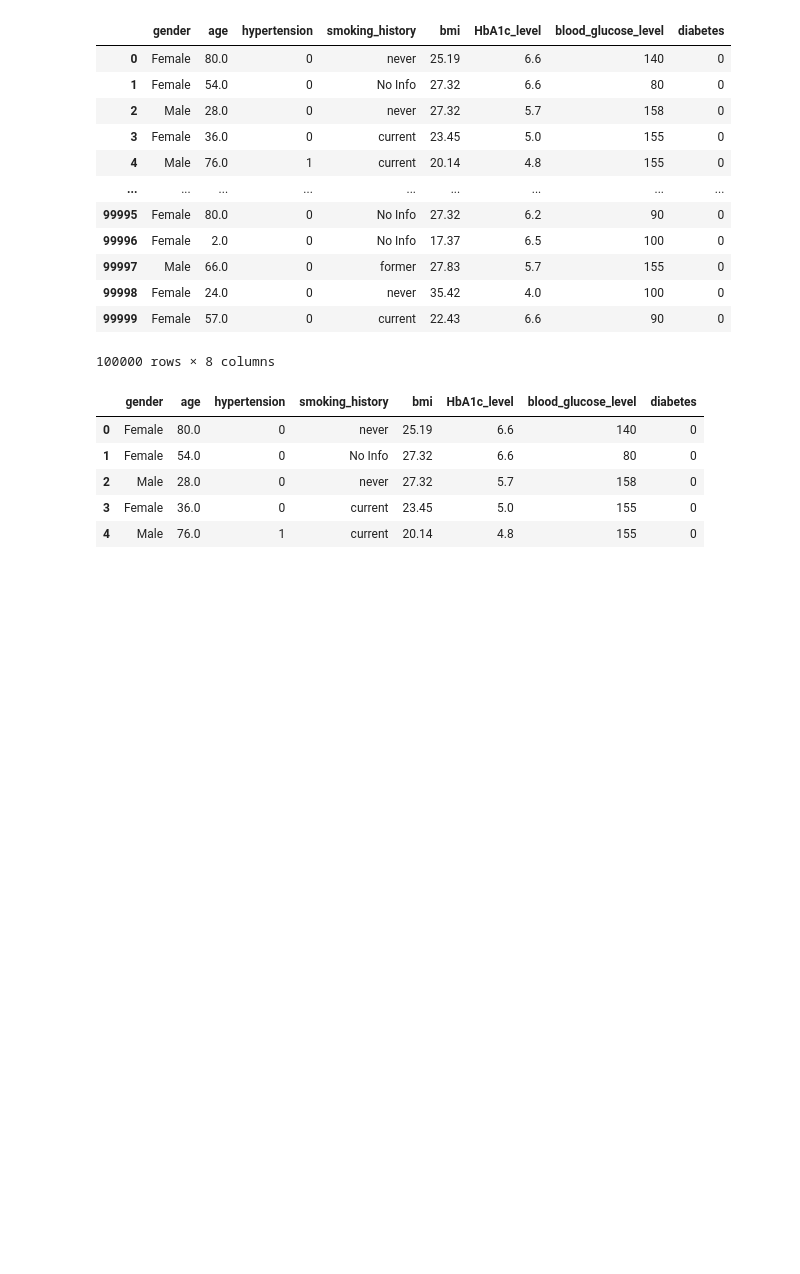
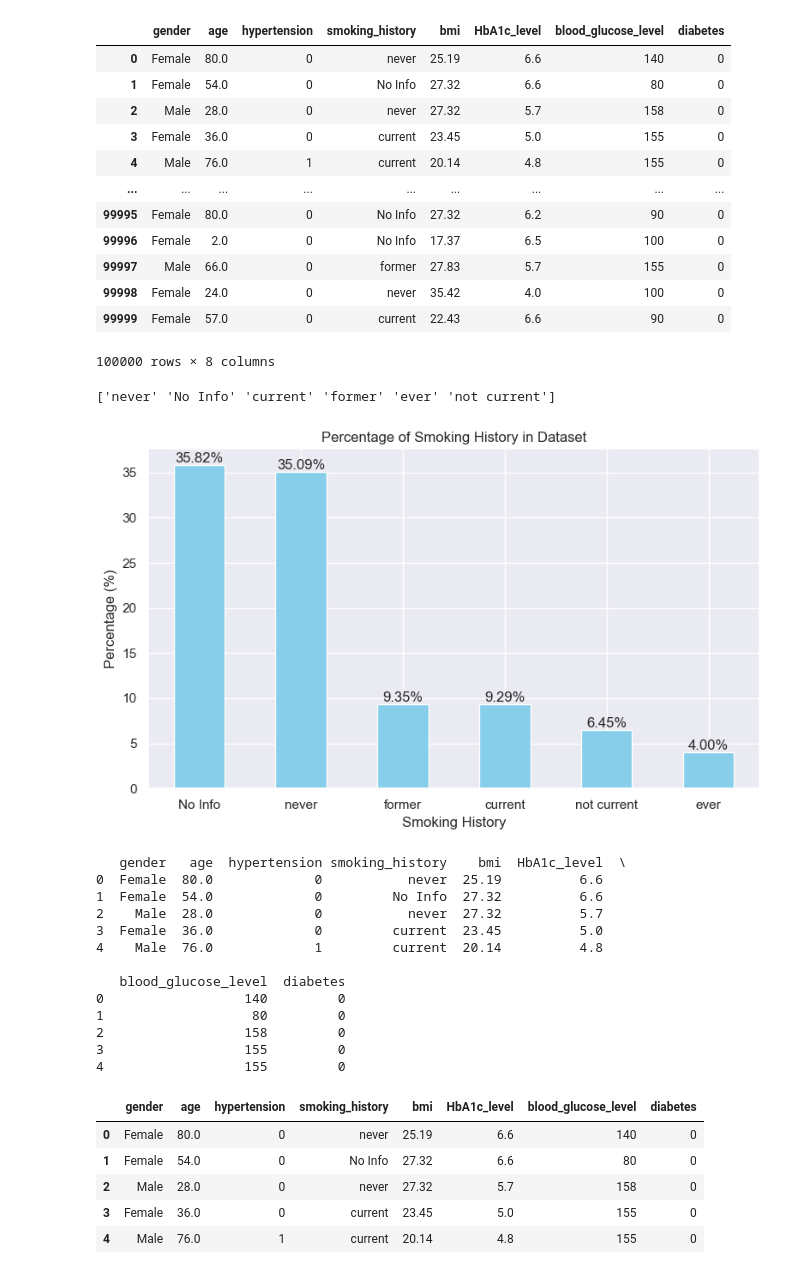
Before and after one commit to ioadejuwon/diabates-ML-project, a Jupyter notebook: diabetes.ipynb, the cells around one changed output. Saved outputs shown, nothing was run; the diff lists cells and outputs as text; code cells hidden in the pictures; blank space fills up the shorter version.

```diff
--- a/diabetes.ipynb
+++ b/diabetes.ipynb
@@ -124,41 +124,57 @@ data
 | 99999 | Female | 57.0 | 0 | current | 22.43 | 6.6 | 90 | 0 |
 100000 rows × 8 columns
 # %%
-# # Check if 'smoking_history' column exists in the dataset
-# if 'smoking_history' in data.columns:
-#     # Check unique values in the smoking_history column
-#     unique_smoking_history = data['smoking_history'].unique()
-#     print(unique_smoking_history)
+# Check if 'smoking_history' column exists in the dataset
+if 'smoking_history' in data.columns:
+    # Check unique values in the smoking_history column
+    unique_smoking_history = data['smoking_history'].unique()
+    print(unique_smoking_history)
 
-#     # Count occurrences of each smoking history status
-#     smoking_history_counts = data['smoking_history'].value_counts()
+    # Count occurrences of each smoking history status
+    smoking_history_counts = data['smoking_history'].value_counts()
 
-#     # Calculate percentages
-#     total_entries = len(data)
-#     smoking_history_percentages = (smoking_history_counts / total_entries) * 100
+    # Calculate percentages
+    total_entries = len(data)
+    smoking_history_percentages = (smoking_history_counts / total_entries) * 100
 
-#     # Plot the bar chart
-#     plt.figure(figsize=(8, 5))
-#     smoking_history_percentages.plot(kind='bar', color='skyblue')
+    # Plot the bar chart
+    plt.figure(figsize=(8, 5))
+    smoking_history_percentages.plot(kind='bar', color='skyblue')
 
-#     # Add title and labels
-#     plt.title('Percentage of Smoking History in Dataset')
-#     plt.xlabel('Smoking History')
-#     plt.ylabel('Percentage (%)')
+    # Add title and labels
+    plt.title('Percentage of Smoking History in Dataset')
+    plt.xlabel('Smoking History')
+    plt.ylabel('Percentage (%)')
 
-#     # Display the percentage values on the bars
-#     for index, value in enumerate(smoking_history_percentages):
-#         plt.text(index, value, f'{value:.2f}%', ha='center', va='bottom')
+    # Display the percentage values on the bars
+    for index, value in enumerate(smoking_history_percentages):
+        plt.text(index, value, f'{value:.2f}%', ha='center', va='bottom')
 
-#     # Show the plot
-#     plt.xticks(rotation=0)
-#     plt.tight_layout()
-#     plt.show()
+    # Show the plot
+    plt.xticks(rotation=0)
+    plt.tight_layout()
+    plt.show()
 
-#     # Optionally, print the DataFrame to inspect if 'smoking_history' is still present
-#     print(data.head())  # Or use .info(), .columns, etc.
-# else:
-#     print("Error: 'smoking_history' column not found in the dataset.")
+    # Optionally, print the DataFrame to inspect if 'smoking_history' is still present
+    print(data.head())  # Or use .info(), .columns, etc.
+else:
+    print("Error: 'smoking_history' column not found in the dataset.")
+# %% [output]
+['never' 'No Info' 'current' 'former' 'ever' 'not current']
+[figure, added]
+   gender   age  hypertension smoking_history    bmi  HbA1c_level  \
+0  Female  80.0             0           never  25.19          6.6
+1  Female  54.0             0         No Info  27.32          6.6
+2    Male  28.0             0           never  27.32          5.7
+3  Female  36.0             0         current  23.45          5.0
+4    Male  76.0             1         current  20.14          4.8
+
+   blood_glucose_level  diabetes
+0                  140         0
+1                   80         0
+2                  158         0
+3                  155         0
+4                  155         0
 # %%
 data.head()
 # %% [output]
```
Also changed, not shown: parts of 33 cells of this notebook, 10 other files.
